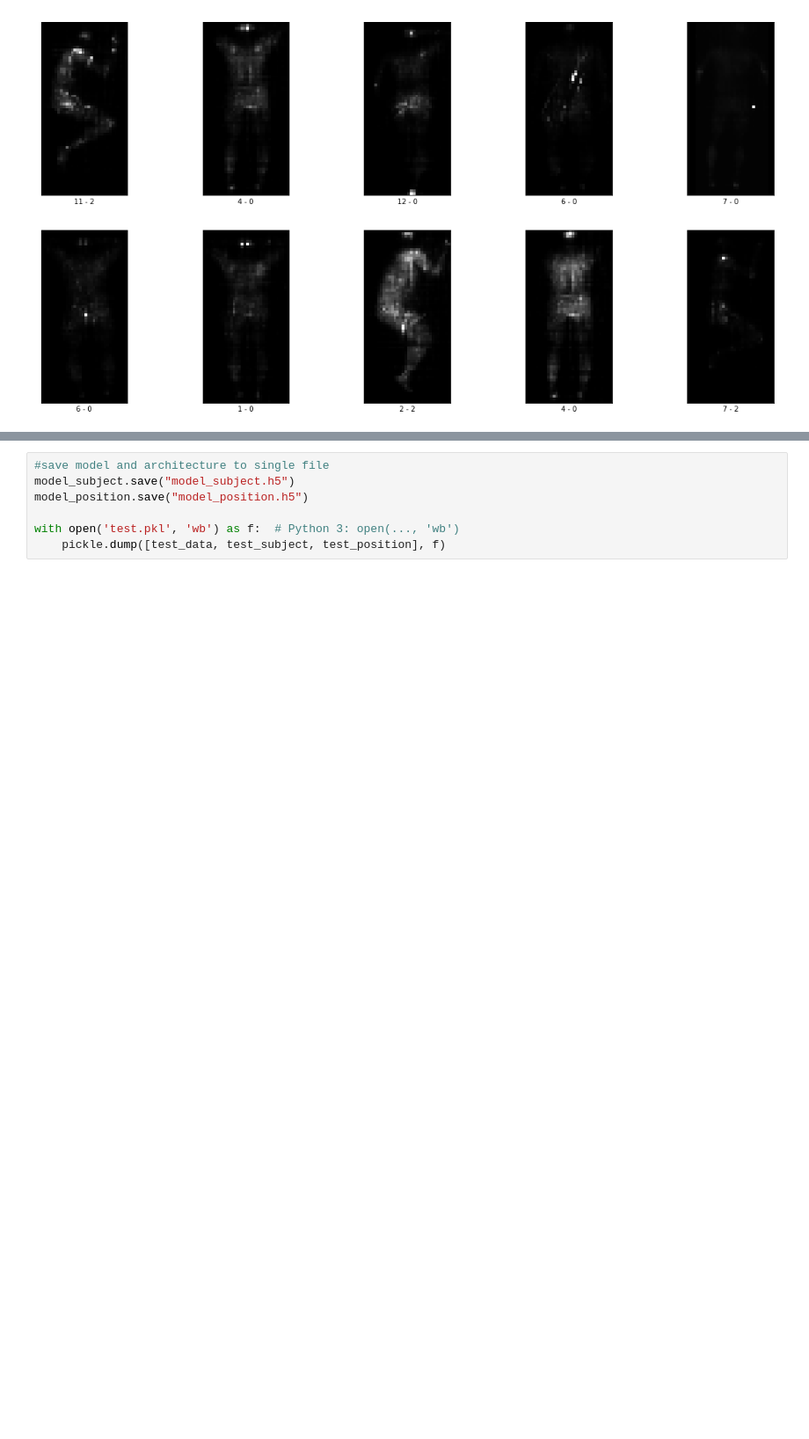
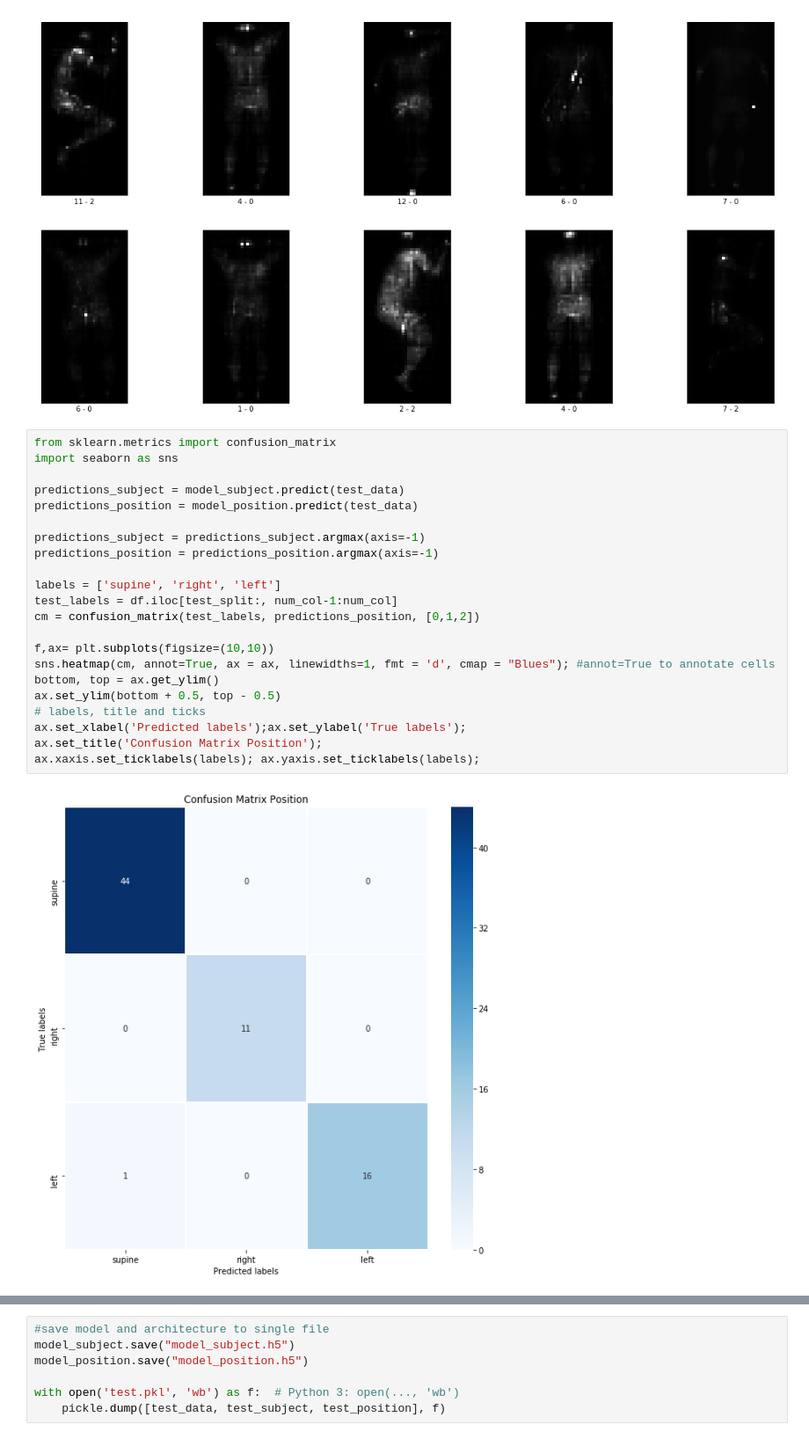
Before and after one commit to CrostaBot/PostureRecognition, a Jupyter notebook: CNN.ipynb, the cells around one changed output, grey strips where cells are left out. Shown at 88% size. Saved outputs shown, nothing was run; the diff lists cells and outputs as text; blank space fills up the shorter version.

```diff
--- a/CNN.ipynb
+++ b/CNN.ipynb
@@ -298,3 +302,27 @@ test_labels.head(10)
 | 2608 | 4 | 0 |
 | 2609 | 7 | 2 |
 [figure]
+# %%
+from sklearn.metrics import confusion_matrix
+import seaborn as sns
+
+predictions_subject = model_subject.predict(test_data)
+predictions_position = model_position.predict(test_data)
+
+predictions_subject = predictions_subject.argmax(axis=-1)
+predictions_position = predictions_position.argmax(axis=-1)
+
+labels = ['supine', 'right', 'left']
+test_labels = df.iloc[test_split:, num_col-1:num_col]
+cm = confusion_matrix(test_labels, predictions_position, [0,1,2])
+
+f,ax= plt.subplots(figsize=(10,10))
+sns.heatmap(cm, annot=True, ax = ax, linewidths=1, fmt = 'd', cmap = "Blues"); #annot=True to annotate cells
+bottom, top = ax.get_ylim()
+ax.set_ylim(bottom + 0.5, top - 0.5)
+# labels, title and ticks
+ax.set_xlabel('Predicted labels');ax.set_ylabel('True labels');
+ax.set_title('Confusion Matrix Position');
+ax.xaxis.set_ticklabels(labels); ax.yaxis.set_ticklabels(labels);
+# %% [output]
+[figure, added]
```
Also changed, not shown: parts of 9 cells of this notebook, 4 other files.
